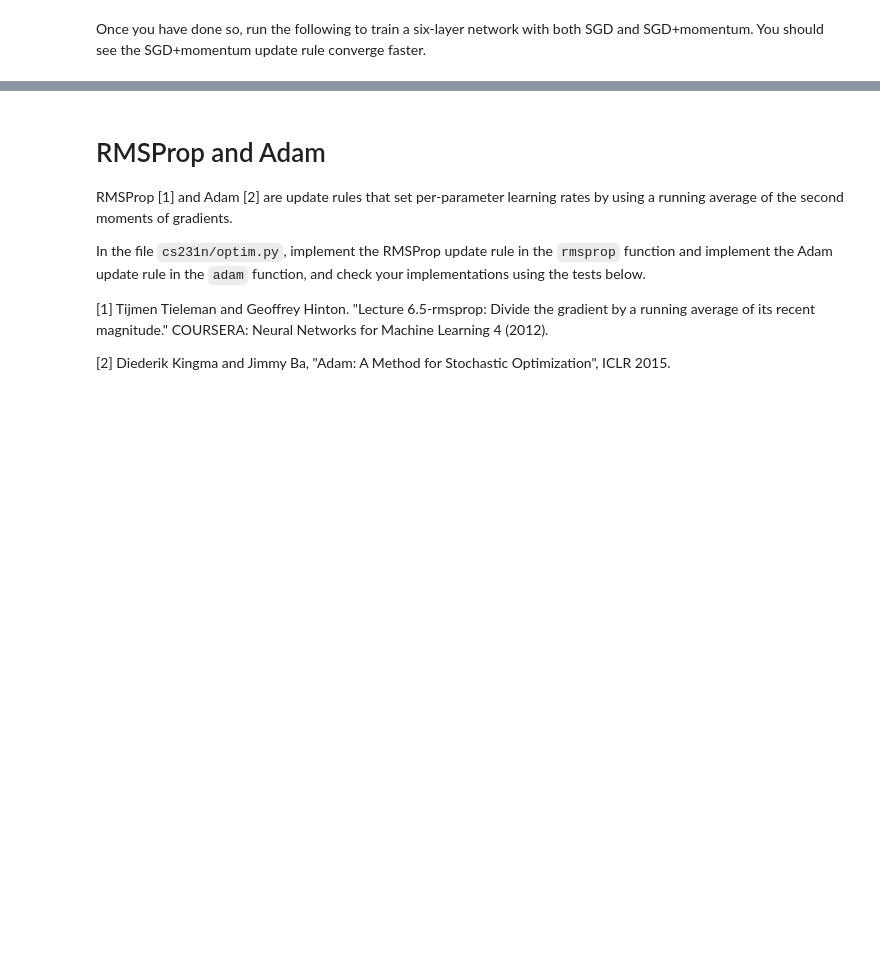
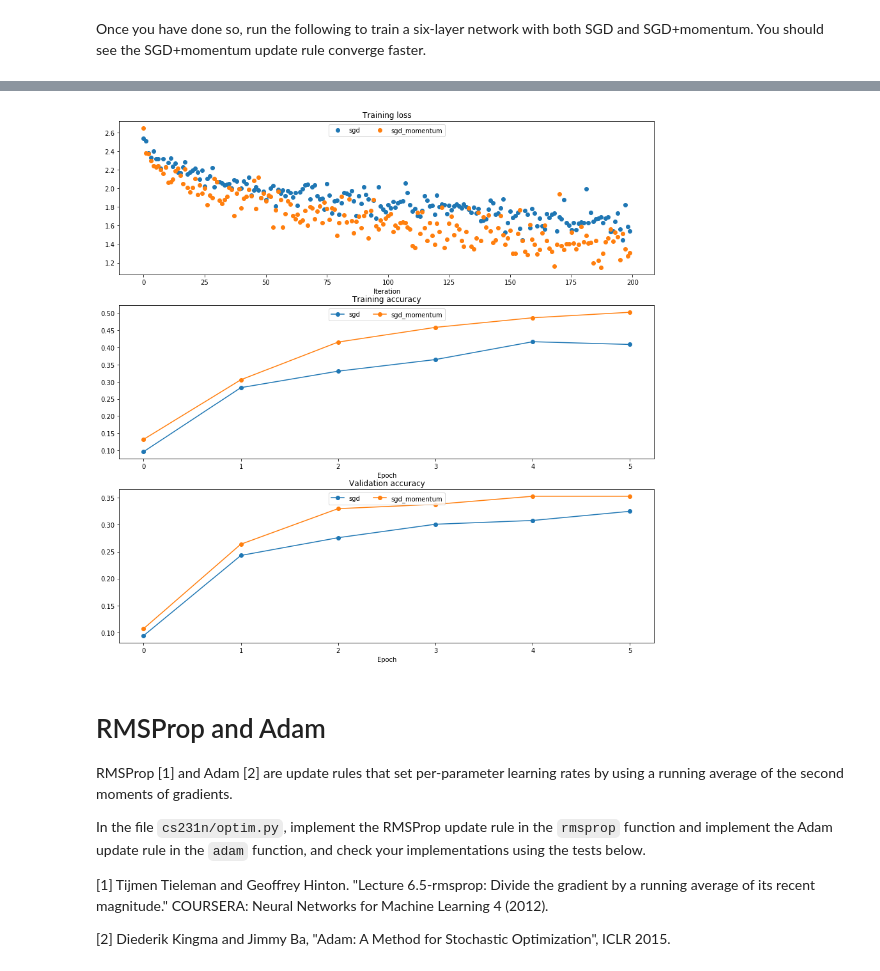
Before and after one commit to Chad4545/DLC__cs231n, a Jupyter notebook: assignment2_original/FullyConnectedNets.ipynb, the cells around one changed output, grey strips where cells are left out. Drawn from its saved outputs; the diff is of its cells as text; code cells hidden in the pictures; blank space fills up the shorter version.

```diff
--- a/assignment2_original/FullyConnectedNets.ipynb
+++ b/assignment2_original/FullyConnectedNets.ipynb
@@ -595,10 +598,10 @@ Once you have done so, run the following to train a six-layer network with both
 # %%
 num_train = 4000
 small_data = {
-  'X_train': data['X_train'][:num_train],
-  'y_train': data['y_train'][:num_train],
-  'X_val': data['X_val'],
-  'y_val': data['y_val'],
+    'X_train': data['X_train'][:num_train],
+    'y_train': data['y_train'][:num_train],
+    'X_val': data['X_val'],
+    'y_val': data['y_val']
 }
 
 solvers = {}
@@ -645,3 +648,4 @@ for i in [1, 2, 3]:
   plt.legend(loc='upper center', ncol=4)
 plt.gcf().set_size_inches(15, 15)
 plt.show()
+# %% [output]
@@ -648,3 +669,4 @@ plt.show()
+[figure, added]
 # %% [markdown]
 # RMSProp and Adam
 RMSProp [1] and Adam [2] are update rules that set per-parameter learning rates by using a running average of the second moments of gradients.
```
Also changed, not shown: parts of 9 cells of this notebook, 1 other file.
